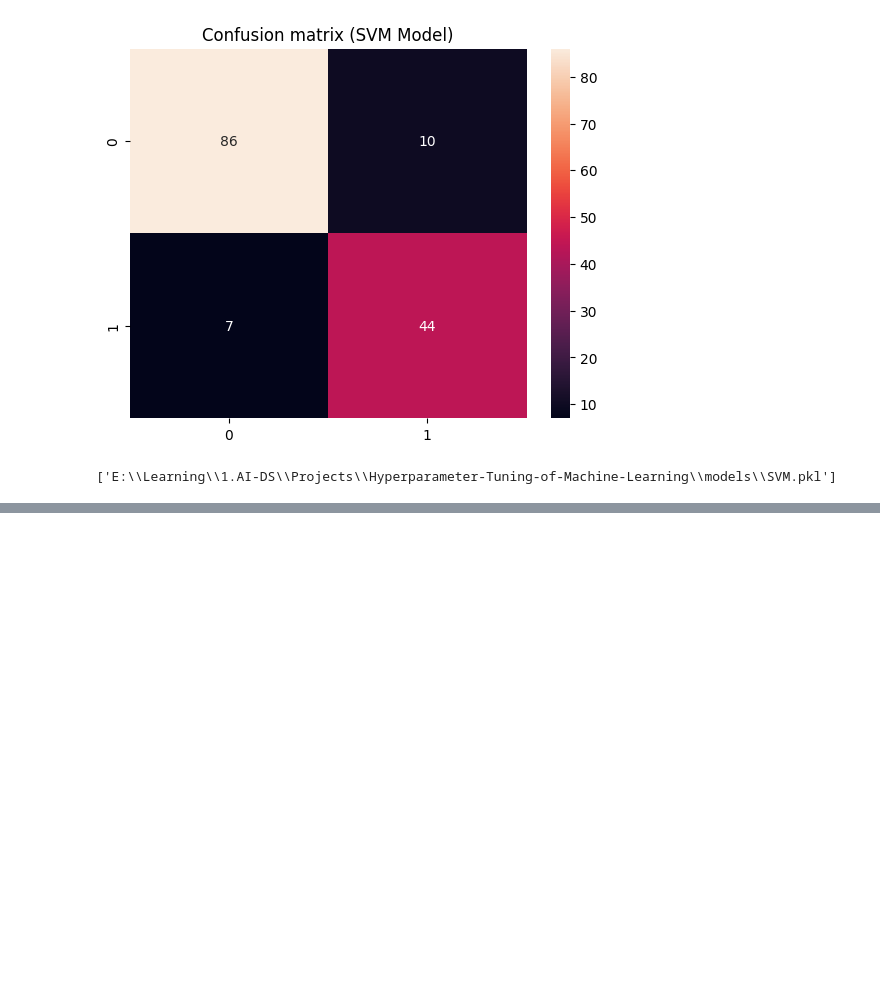
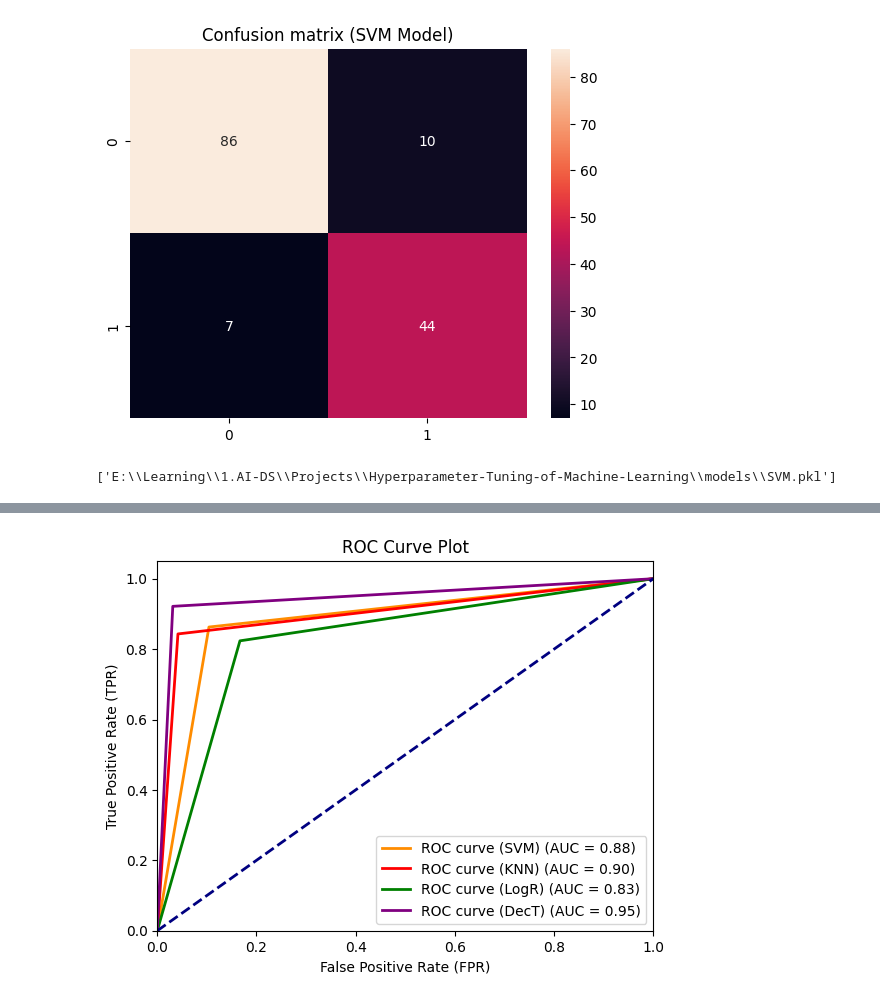
Before and after one commit to amir-9473/Hyperparameter-Tuning-of-Machine-Learning, a Jupyter notebook: notebooks/model_training.ipynb, the cells around one changed output, grey strips where cells are left out. Saved outputs shown, nothing was run; the diff lists cells and outputs as text; code cells hidden in the pictures; blank space fills up the shorter version.

```diff
--- a/notebooks/model_training.ipynb
+++ b/notebooks/model_training.ipynb
@@ -343,0 +349,29 @@ joblib.dump(value = [study_svm,SVM,y_pred_svm,best_param_svm],
+# %%
+# calculate fpr, tpr, and thresholds for different threshold values
+fpr1, tpr1, thresholds1 = roc_curve(y_test, y_pred_svm)
+fpr2, tpr2, thresholds2 = roc_curve(y_test, y_pred_knn)
+fpr3, tpr3, thresholds3 = roc_curve(y_test, y_pred_lr)
+fpr4, tpr4, thresholds3 = roc_curve(y_test, y_pred_dect)
+
+# calculate area under curve (AUC)
+roc_auc1 = auc(fpr1, tpr1)
+roc_auc2 = auc(fpr2, tpr2)
+roc_auc3 = auc(fpr3, tpr3)
+roc_auc4 = auc(fpr4, tpr4)
+
+# plot ROC curve
+plt.figure()
+plt.plot(fpr1, tpr1, color='darkorange', lw=2, label=f'ROC curve (SVM) (AUC = {roc_auc1:.2f})')
+plt.plot(fpr2, tpr2, color='red', lw=2, label=f'ROC curve (KNN) (AUC = {roc_auc2:.2f})')
+plt.plot(fpr3, tpr3, color='green', lw=2, label=f'ROC curve (LogR) (AUC = {roc_auc3:.2f})')
+plt.plot(fpr4, tpr4, color='purple', lw=2, label=f'ROC curve (DecT) (AUC = {roc_auc4:.2f})')
+plt.plot([0, 1], [0, 1], color='navy', lw=2, linestyle='--')
+plt.xlim([0.0, 1.0])
+plt.ylim([0.0, 1.05])
+plt.xlabel('False Positive Rate (FPR)')
+plt.ylabel('True Positive Rate (TPR)')
+plt.title("ROC Curve Plot")
+plt.legend(loc="lower right")
+plt.show()
+# %% [output]
+[figure, added]
```
Also changed, not shown: parts of 4 cells of this notebook.
